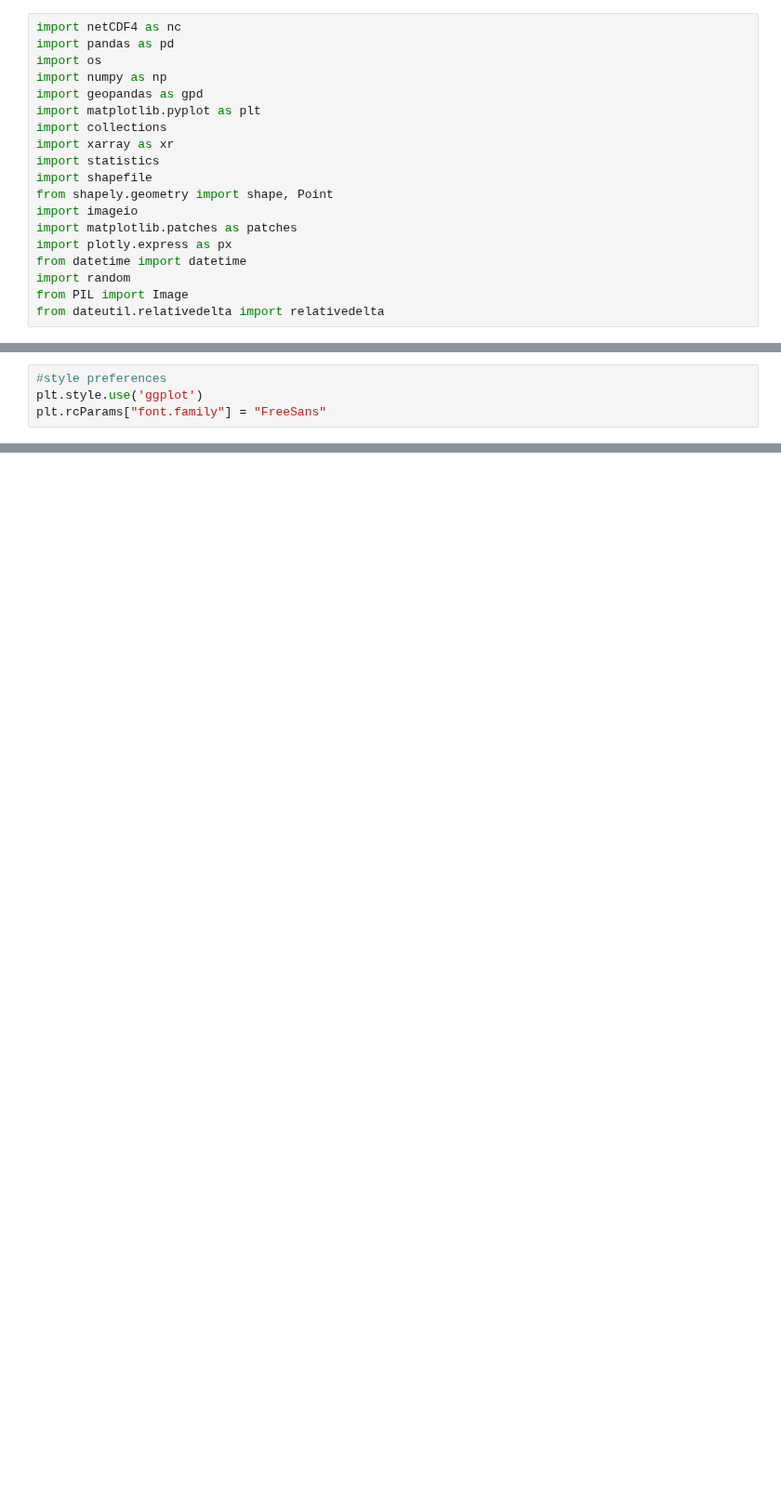
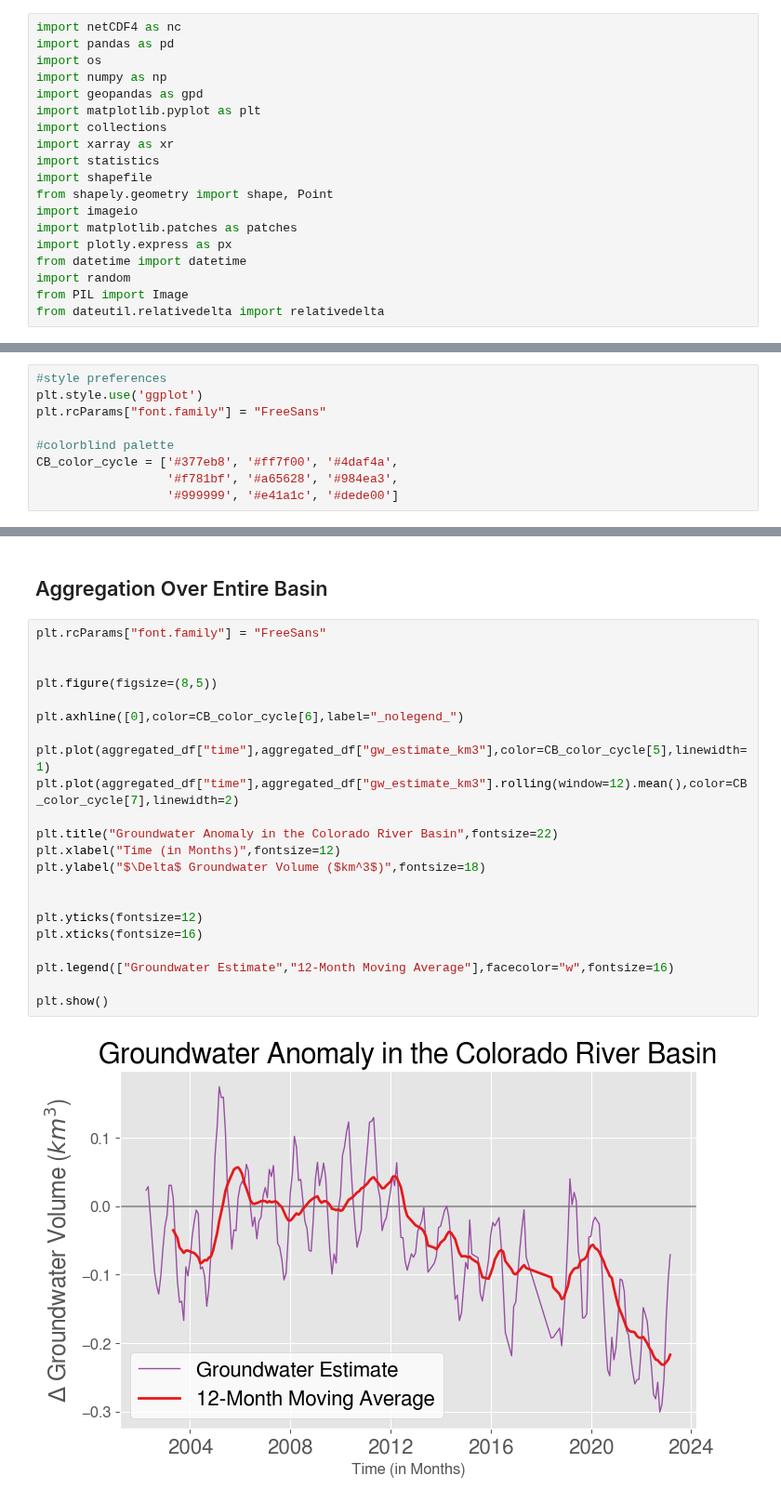
Before and after one commit to uwescience/DSSG2023-Groundwater, a Jupyter notebook: scripts/analysis/visualizations.ipynb, the cells around one changed output, grey strips where cells are left out. Shown at 93% size. Cells and saved outputs as stored; diff of their text form; blank space fills up the shorter version.

```diff
--- a/scripts/analysis/visualizations.ipynb
+++ b/scripts/analysis/visualizations.ipynb
@@ -21,3 +26,8 @@ from dateutil.relativedelta import relativedelta
 #style preferences
 plt.style.use('ggplot')
 plt.rcParams["font.family"] = "FreeSans"
+
+#colorblind palette
+CB_color_cycle = ['#377eb8', '#ff7f00', '#4daf4a',
+                  '#f781bf', '#a65628', '#984ea3',
+                  '#999999', '#e41a1c', '#dede00']
@@ -32,0 +89,26 @@ Exception: File `'/home/maiampow/code/git/DSSG2023-Groundwater/notebooks-and-mar
+# %% [markdown]
+## Aggregation Over Entire Basin
+# %%
+plt.rcParams["font.family"] = "FreeSans"
+
+
+plt.figure(figsize=(8,5))
+
+plt.axhline([0],color=CB_color_cycle[6],label="_nolegend_")
+
+plt.plot(aggregated_df["time"],aggregated_df["gw_estimate_km3"],color=CB_color_cycle[5],linewidth=1)
+plt.plot(aggregated_df["time"],aggregated_df["gw_estimate_km3"].rolling(window=12).mean(),color=CB_color_cycle[7],linewidth=2)
+
+plt.title("Groundwater Anomaly in the Colorado River Basin",fontsize=22)
+plt.xlabel("Time (in Months)",fontsize=12)
+plt.ylabel("$\Delta$ Groundwater Volume ($km^3$)",fontsize=18)
+
+
+plt.yticks(fontsize=12)
+plt.xticks(fontsize=16)
+
+plt.legend(["Groundwater Estimate","12-Month Moving Average"],facecolor="w",fontsize=16)
+
+plt.show()
+# %% [output]
+[figure, added]
```
Also changed, not shown: parts of 26 cells of this notebook.
